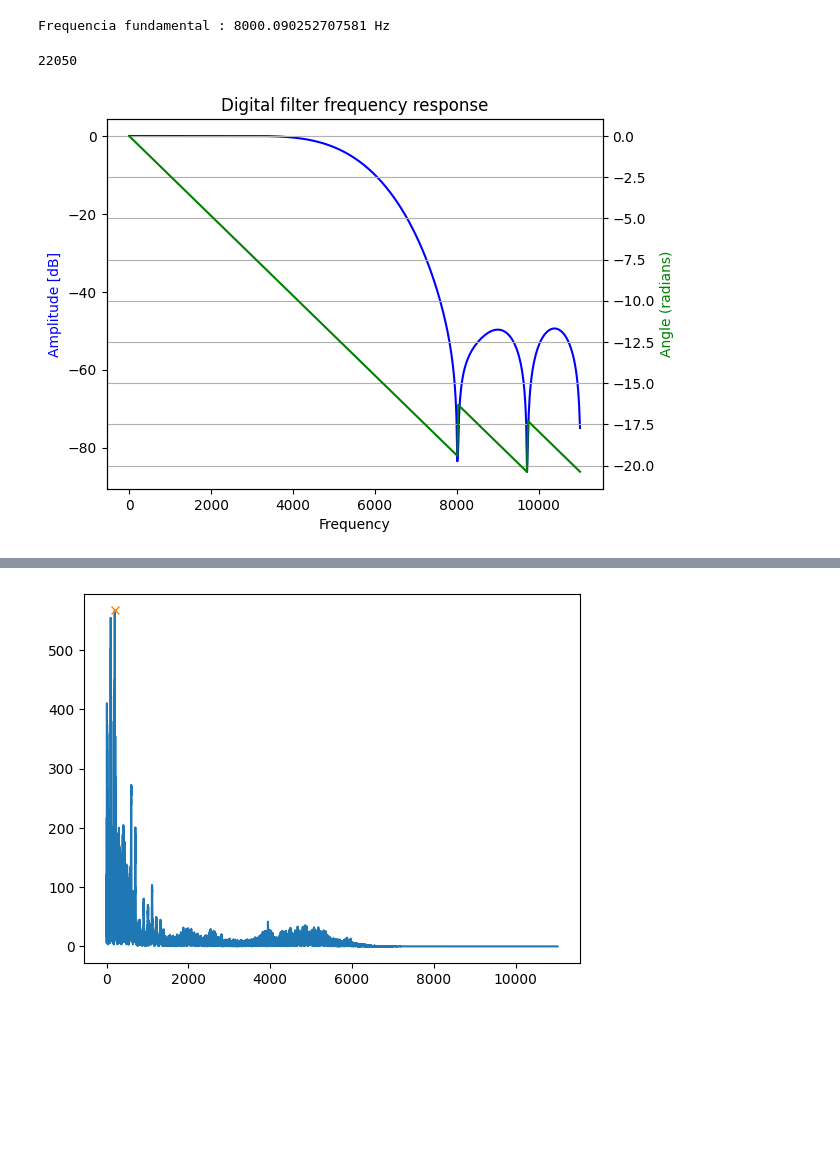
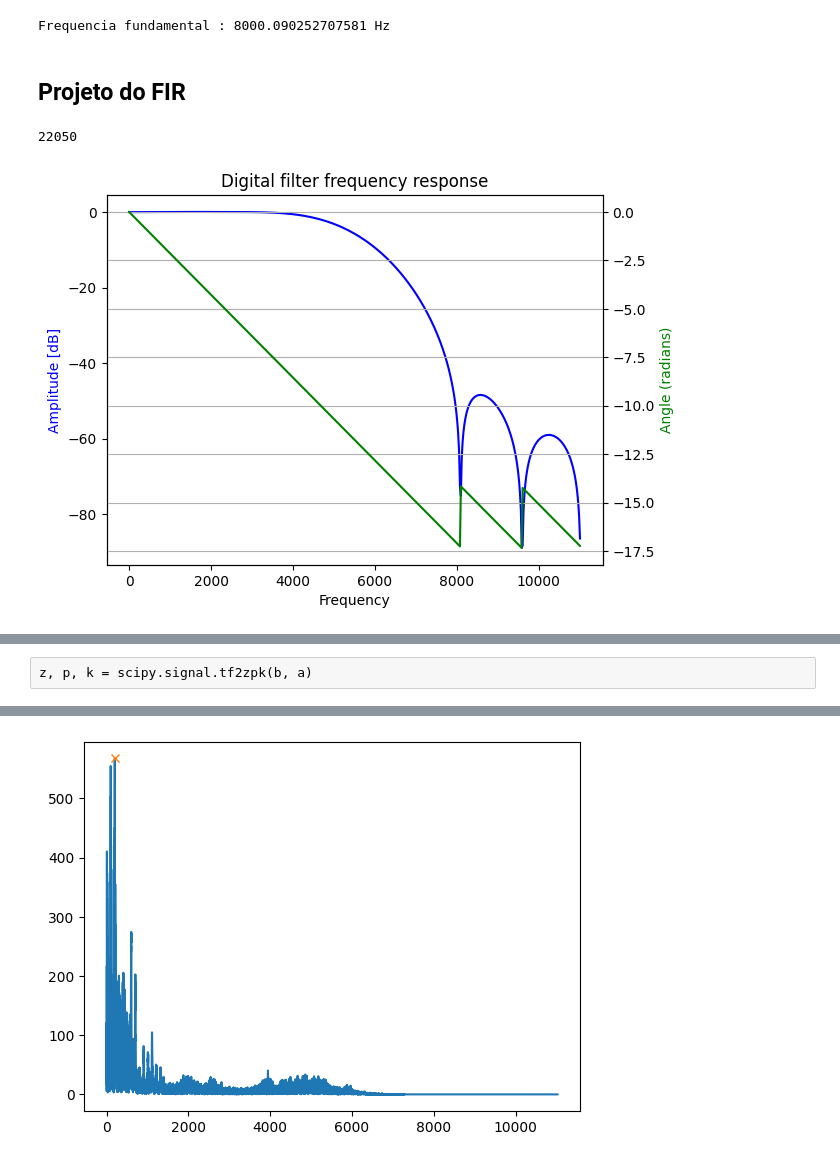
Before and after one commit to pedrodsk/pds, a Jupyter notebook: projeto/projeto_pds.ipynb, the cells around one changed output, grey strips where cells are left out. Cells and saved outputs as stored; diff of their text form; code cells hidden in the pictures; blank space fills up the shorter version.

```diff
--- a/projeto/projeto_pds.ipynb
+++ b/projeto/projeto_pds.ipynb
@@ -152,30 +150,34 @@ w, h = scipy.signal.freqz(coeficientes, 1)
+# %% [markdown]
+## Projeto do FIR
 # %%
 fs
 # %% [output]
 22050
 # %%
-b = scipy.signal.firwin(18, 5550, window='hamming', fs=fs)
+b = scipy.signal.firwin(16, 5550, window='hamming', fs=fs)
 w, h = scipy.signal.freqz(b, fs=fs)
 fig, ax1 = plt.subplots()
 ax1.set_title('Digital filter frequency response')
 
 ax1.plot(w, 20 * np.log10(abs(h)), 'b')
 ax1.set_ylabel('Amplitude [dB]', color='b')
 ax1.set_xlabel('Frequency')
 
 ax2 = ax1.twinx()
 angles = np.unwrap(np.angle(h))
 ax2.plot(w, angles, 'g')
 ax2.set_ylabel('Angle (radians)', color='g')
 ax2.grid(True)
 ax2.axis('tight')
 plt.show()
 # %% [output]
-[figure, old version]
+[figure, new version]
 # %%
 Audio(y_noise, rate=fs)
 # %% [output]
 [interactive output not drawn]
+# %% [raw]
+z, p, k = scipy.signal.tf2zpk(b, a)
 # %%
 y = scipy.signal.filtfilt(b, 1, y_noise)
 Audio(y, rate=fs)
```
Also changed, not shown: parts of 12 cells of this notebook, 1 other file.
